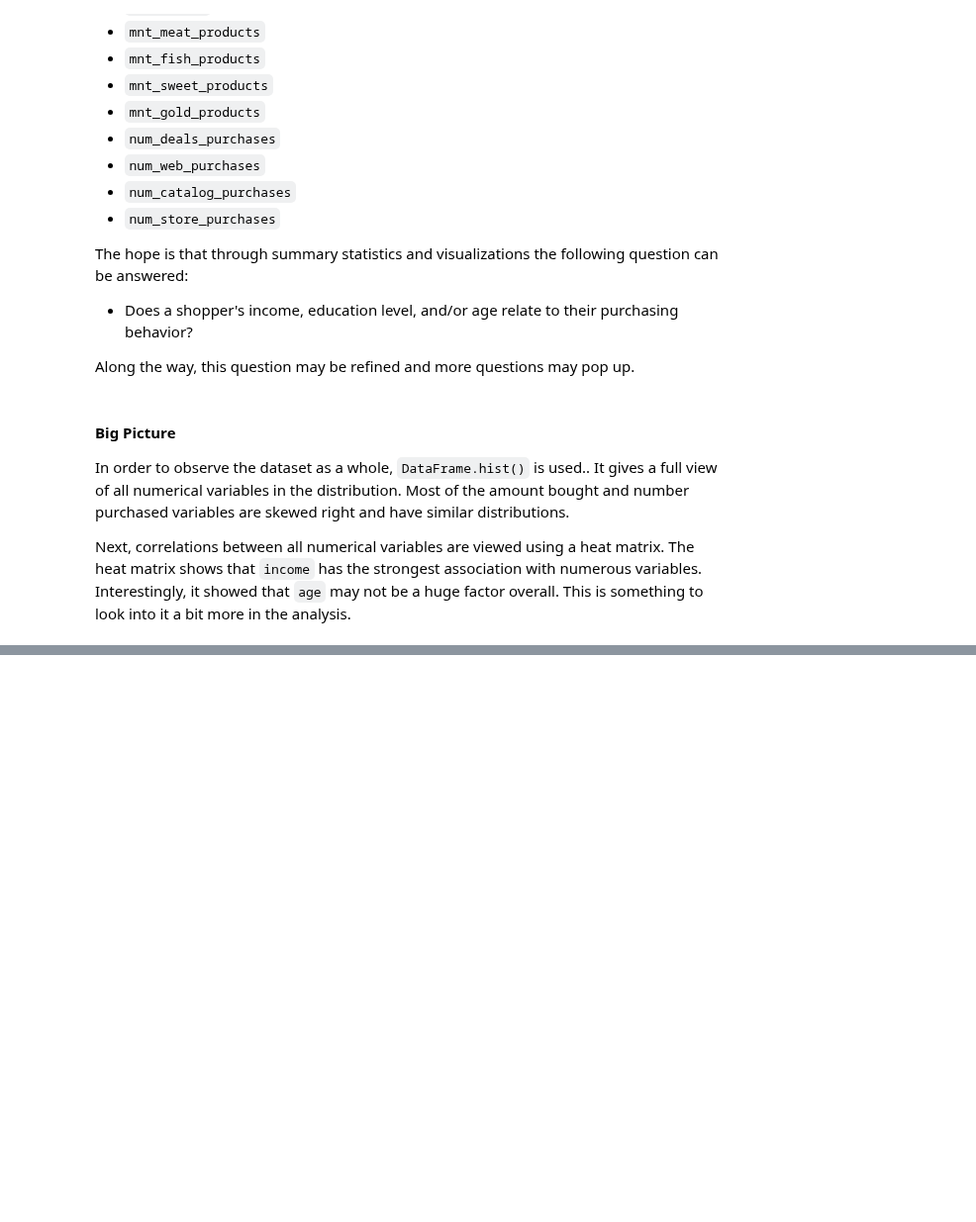
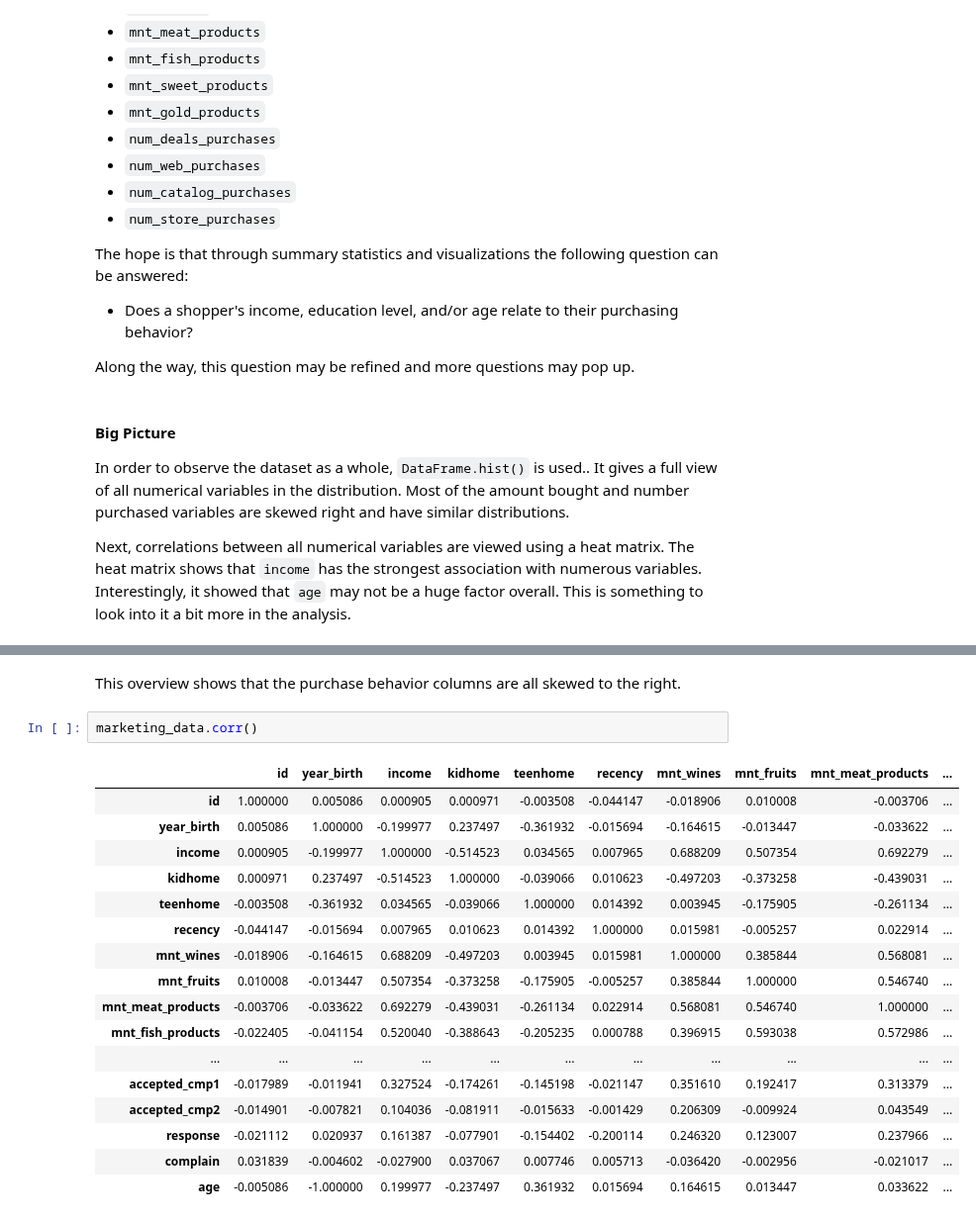
Before and after one commit to Lopeznil/Projects, a Jupyter notebook: Marketing Data Analytics/marketing_data_analytics.ipynb, the cells around one changed output, grey strips where cells are left out. Shown at 99% size. Drawn from its saved outputs; the diff is of its cells as text; blank space fills up the shorter version.

```diff
--- a/Marketing Data Analytics/marketing_data_analytics.ipynb
+++ b/Marketing Data Analytics/marketing_data_analytics.ipynb
@@ -254,3 +254,25 @@ marketing_data.hist(ax = ax);
 # %% [output]
 [interactive output not drawn]
 [interactive output not drawn]
+# %% [markdown]
+This overview shows that the purchase behavior columns are all skewed to the right.
+# %%
+marketing_data.corr()
+# %% [output]
+|  | id | year_birth | income | kidhome | teenhome | recency | mnt_wines | mnt_fruits | mnt_meat_products | ... |
+| id | 1.000000 | 0.005086 | 0.000905 | 0.000971 | -0.003508 | -0.044147 | -0.018906 | 0.010008 | -0.003706 | ... |
+| year_birth | 0.005086 | 1.000000 | -0.199977 | 0.237497 | -0.361932 | -0.015694 | -0.164615 | -0.013447 | -0.033622 | ... |
+| income | 0.000905 | -0.199977 | 1.000000 | -0.514523 | 0.034565 | 0.007965 | 0.688209 | 0.507354 | 0.692279 | ... |
+| kidhome | 0.000971 | 0.237497 | -0.514523 | 1.000000 | -0.039066 | 0.010623 | -0.497203 | -0.373258 | -0.439031 | ... |
+| teenhome | -0.003508 | -0.361932 | 0.034565 | -0.039066 | 1.000000 | 0.014392 | 0.003945 | -0.175905 | -0.261134 | ... |
+| recency | -0.044147 | -0.015694 | 0.007965 | 0.010623 | 0.014392 | 1.000000 | 0.015981 | -0.005257 | 0.022914 | ... |
+| mnt_wines | -0.018906 | -0.164615 | 0.688209 | -0.497203 | 0.003945 | 0.015981 | 1.000000 | 0.385844 | 0.568081 | ... |
+| mnt_fruits | 0.010008 | -0.013447 | 0.507354 | -0.373258 | -0.175905 | -0.005257 | 0.385844 | 1.000000 | 0.546740 | ... |
+| mnt_meat_products | -0.003706 | -0.033622 | 0.692279 | -0.439031 | -0.261134 | 0.022914 | 0.568081 | 0.546740 | 1.000000 | ... |
+| mnt_fish_products | -0.022405 | -0.041154 | 0.520040 | -0.388643 | -0.205235 | 0.000788 | 0.396915 | 0.593038 | 0.572986 | ... |
+| ... | ... | ... | ... | ... | ... | ... | ... | ... | ... | ... |
+| accepted_cmp1 | -0.017989 | -0.011941 | 0.327524 | -0.174261 | -0.145198 | -0.021147 | 0.351610 | 0.192417 | 0.313379 | ... |
+| accepted_cmp2 | -0.014901 | -0.007821 | 0.104036 | -0.081911 | -0.015633 | -0.001429 | 0.206309 | -0.009924 | 0.043549 | ... |
+| response | -0.021112 | 0.020937 | 0.161387 | -0.077901 | -0.154402 | -0.200114 | 0.246320 | 0.123007 | 0.237966 | ... |
+| complain | 0.031839 | -0.004602 | -0.027900 | 0.037067 | 0.007746 | 0.005713 | -0.036420 | -0.002956 | -0.021017 | ... |
+| age | -0.005086 | -1.000000 | 0.199977 | -0.237497 | 0.361932 | 0.015694 | 0.164615 | 0.013447 | 0.033622 | ... |
```
Also changed, not shown: parts of 1 cell of this notebook.
